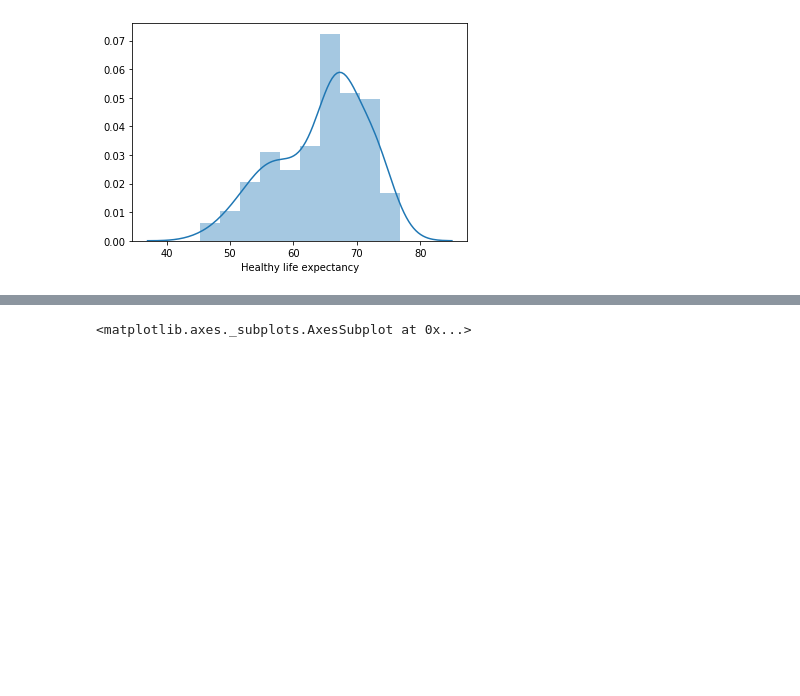
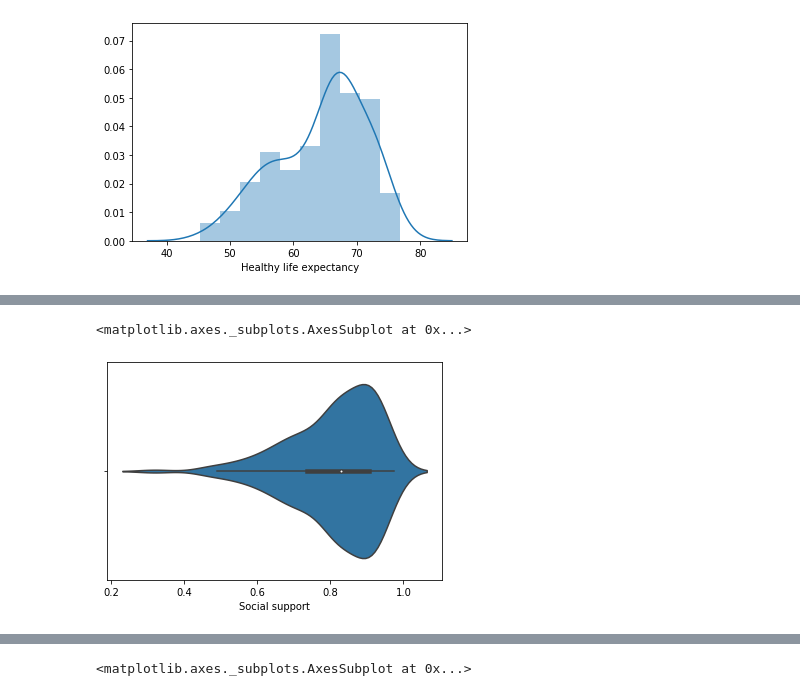
Before and after one commit to ax18031/ax18031_EMATM0048, a Jupyter notebook: Part3_folder/PART3.ipynb, the cells around one changed output, grey strips where cells are left out. Drawn from its saved outputs; the diff is of its cells as text; code cells hidden in the pictures; blank space fills up the shorter version.

```diff
--- a/Part3_folder/PART3.ipynb
+++ b/Part3_folder/PART3.ipynb
@@ -244,0 +246,5 @@ sns.violinplot(df['Freedom to make life choices'])
+# %%
+sns.violinplot(df['Social support'],bins=10)
+# %% [output]
+<matplotlib.axes._subplots.AxesSubplot at 0x...>
+[figure, added]
```
Also changed, not shown: parts of 12 cells of this notebook.
